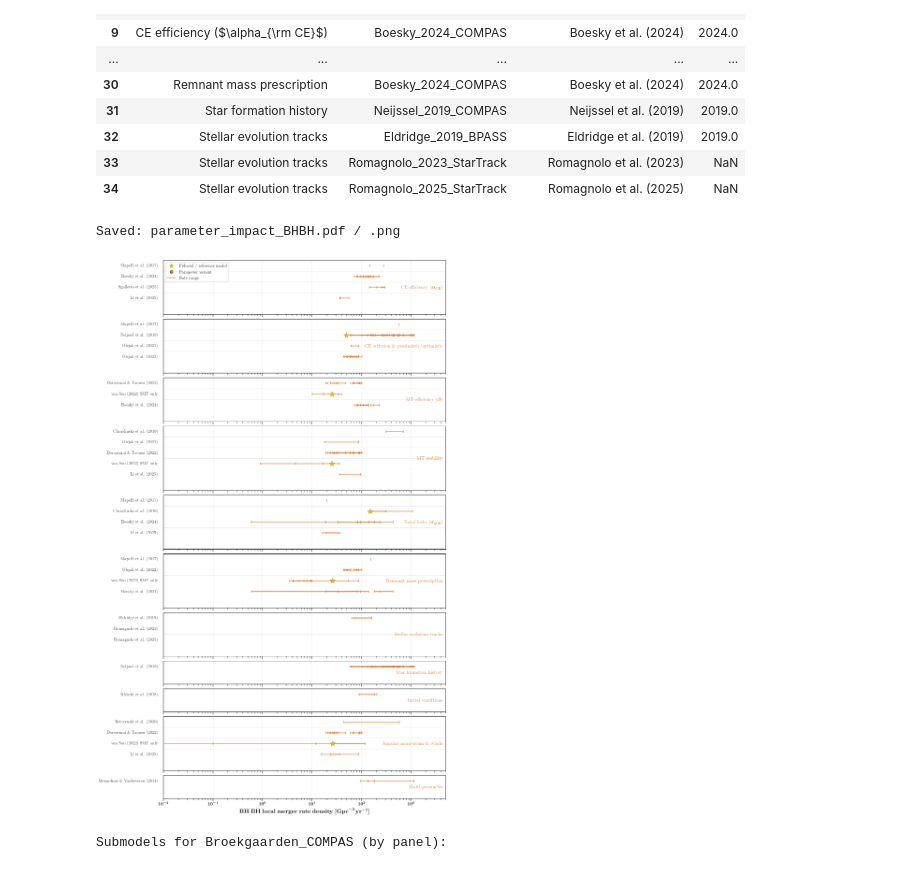
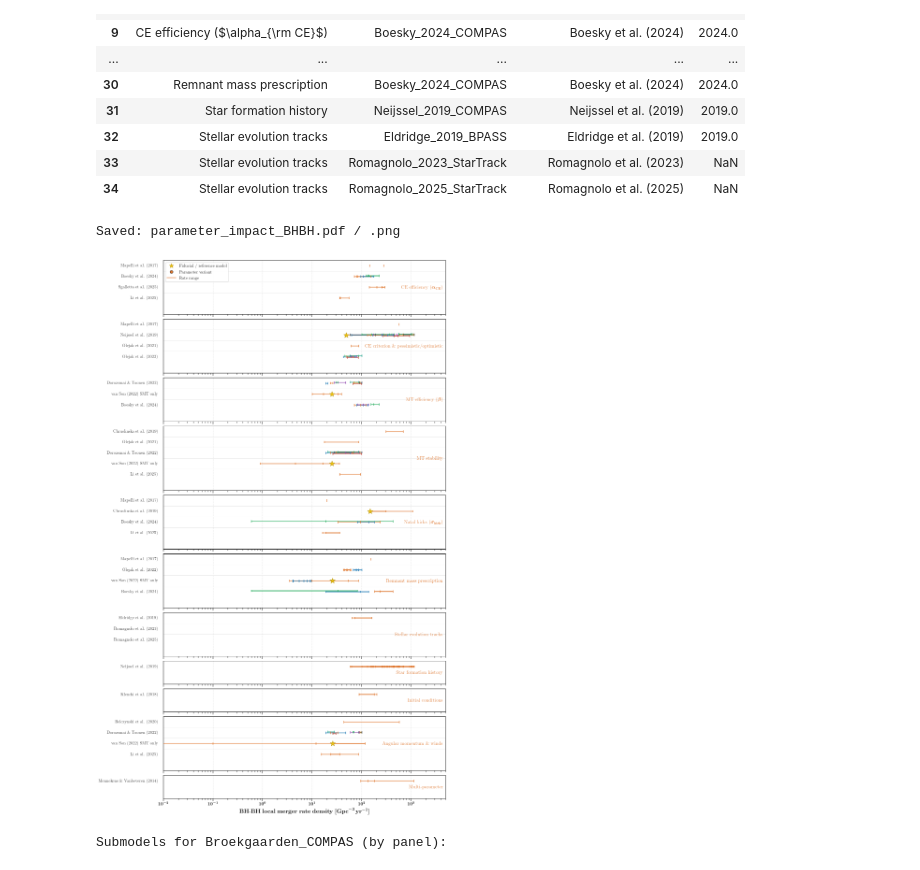
Before and after one commit to FloorBroekgaarden/Rates_of_Compact_Object_Coalescence, a Jupyter notebook: plottingCode_v2/parameter_impact_rate.ipynb, the cells around one changed output. Drawn from its saved outputs; the diff is of its cells as text; code cells hidden in the pictures.

```diff
--- a/plottingCode_v2/parameter_impact_rate.ipynb
+++ b/plottingCode_v2/parameter_impact_rate.ipynb
@@ -325,7 +396,8 @@ for panel_idx, (panel_name, panel) in enumerate(panels.items()):
         study_pts   = panel["pts"][panel["pts"]["study_key"] == sk]
         study_edges = panel["edges"][panel["edges"]["study_key"] == sk]
 
-        draw_study_in_panel(ax, study_pts, study_edges, y)
+        draw_study_in_panel(ax, study_pts, study_edges, y,
+                            color_chains=(panel_name != r"Star formation history"))
 
         # Labels in the relationships CSV are already LaTeX-formatted (e.g. \&)
         label_text = study_pts["label"].iloc[0]
@@ -340,34 +412,34 @@ for panel_idx, (panel_name, panel) in enumerate(panels.items()):
     ax.text(0.99, 0.50, panel_name,
             ha="right", va="center",
             fontsize=FONTSIZE - 1, color=IBE_COLOR, fontweight="bold",
             transform=ax.transAxes)
 
     if panel_idx < len(panels) - 1:
         ax.tick_params(labelbottom=False)
 
 axes[-1].set_xlabel(
     r"$\mathbf{BH\text{-}BH\ local\ merger\ rate\ density}\ [\mathrm{Gpc}^{-3}\,\mathrm{yr}^{-1}]$",
     fontsize=FONTSIZE + 2, labelpad=6,
 )
 
 from matplotlib.lines import Line2D
 legend_elements = [
     Line2D([0],[0], marker="*", color="w", markerfacecolor=FIDUCIAL_COLOR,
            markeredgecolor=FIDUCIAL_EDGE, markersize=14, label="Fiducial / reference model"),
     Line2D([0],[0], marker="o", color="w", markerfacecolor=IBE_COLOR,
            markeredgecolor="k", markersize=9, label="Parameter variant"),
     Line2D([0],[0], color=IBE_COLOR, lw=3, alpha=0.55, label="Rate range"),
 ]
 axes[0].legend(handles=legend_elements, loc="upper left",
                fontsize=FONTSIZE - 3, framealpha=0.9, edgecolor="0.8")
 
 plt.savefig("parameter_impact_BHBH.pdf", bbox_inches="tight", dpi=200)
 plt.savefig("parameter_impact_BHBH.png", bbox_inches="tight", dpi=200)
 print("Saved: parameter_impact_BHBH.pdf / .png")
 plt.show()
 # %% [output]
 Saved: parameter_impact_BHBH.pdf / .png
-[figure, old version]
+[figure, new version]
 # %%
 # ── Optional: per-panel close-up figures ─────────────────────────────────────
 
```
Also changed, not shown: parts of 2 cells of this notebook, 10 other files.
